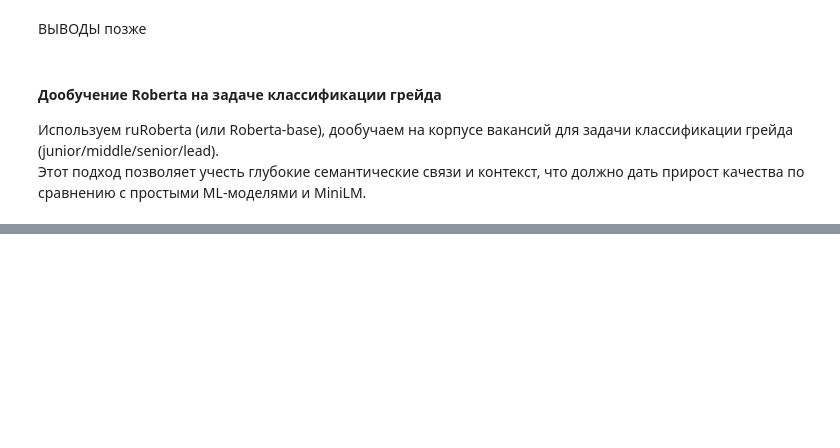
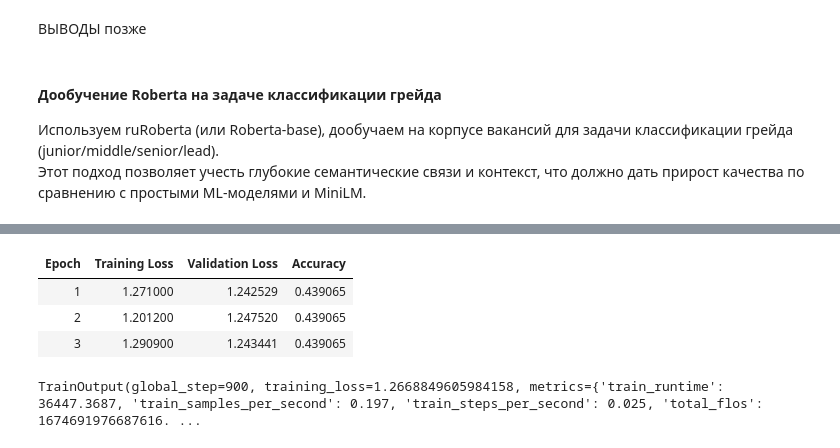
Before and after one commit to Annut04ka/hh-hr-bot, a Jupyter notebook: notebooks/05_finetune_transformers.ipynb, the cells around one changed output, grey strips where cells are left out. Cells and saved outputs as stored; diff of their text form; code cells hidden in the pictures; blank space fills up the shorter version.

Commit message:
feat: дообучение Roberta

```diff
--- a/notebooks/05_finetune_transformers.ipynb
+++ b/notebooks/05_finetune_transformers.ipynb
@@ -383,0 +451,17 @@ weighted avg      0.418     0.469     0.405       599
+# %%
+#загрузка модели
+model = AutoModelForSequenceClassification.from_pretrained(model_name, num_labels=4)
+#параметры обучения
+training_args = TrainingArguments(
+    output_dir="./roberta_grade_classifier",
+    evaluation_strategy="epoch",
+    save_strategy="no",
+    learning_rate=2e-5,
+    per_device_train_batch_size=8,
+    per_device_eval_batch_size=8,
+    num_train_epochs=3,      # Можно увеличить до 5-8 для лучшего качества
+    weight_decay=0.01,
+    logging_steps=50,
+    load_best_model_at_end=False,
+    report_to=[]   # <--- ВОТ ЭТА СТРОКА отключает wandb и все другие логгеры
+)
@@ -383,0 +471,9 @@ weighted avg      0.418     0.469     0.405       599
+# %%
+import numpy as np
+from sklearn.metrics import accuracy_score, classification_report
+
+def compute_metrics(pred):
+    labels = pred.label_ids
+    preds = np.argmax(pred.predictions, axis=1)
+    acc = accuracy_score(labels, preds)
+    return {"accuracy": acc}
@@ -383,0 +502,10 @@ weighted avg      0.418     0.469     0.405       599
+# %%
+trainer = Trainer(
+    model=model,
+    args=training_args,
+    train_dataset=train_ds,
+    eval_dataset=test_ds,
+    compute_metrics=compute_metrics,
+)
+trainer.train()
+# %% [output]
@@ -383,0 +513,5 @@ weighted avg      0.418     0.469     0.405       599
+| Epoch | Training Loss | Validation Loss | Accuracy |
+| 1 | 1.271000 | 1.242529 | 0.439065 |
+| 2 | 1.201200 | 1.247520 | 0.439065 |
+| 3 | 1.290900 | 1.243441 | 0.439065 |
+TrainOutput(global_step=900, training_loss=1.2668849605984158, metrics={'train_runtime': 36447.3687, 'train_samples_per_second': 0.197, 'train_steps_per_second': 0.025, 'total_flos': 1674691976687616. ...
```
Also changed, not shown: parts of 8 cells of this notebook.
